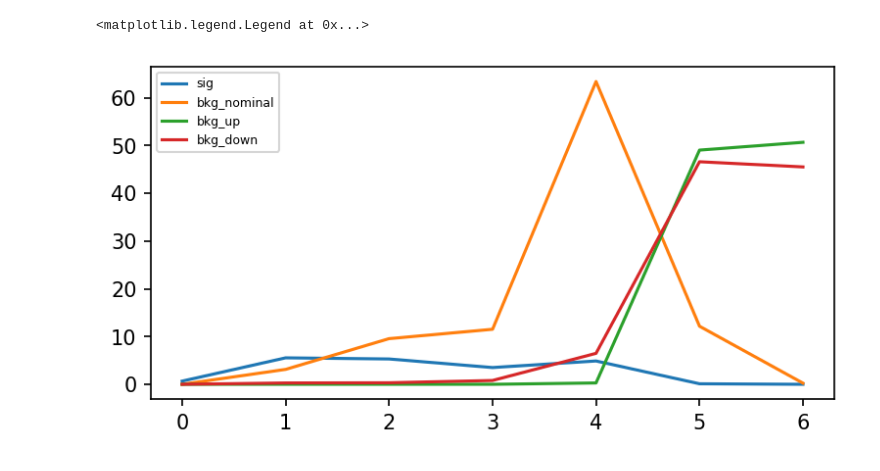
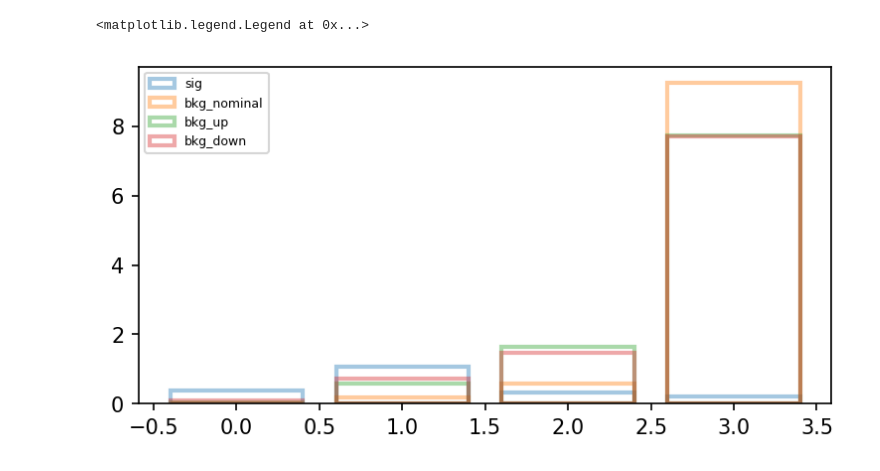
Before and after one commit to gradhep/relaxed, a Jupyter notebook: examples/neos.ipynb, the cells around one changed output. Cells and saved outputs as stored; diff of their text form; code cells hidden in the pictures.

```diff
--- a/examples/neos.ipynb
+++ b/examples/neos.ipynb
@@ -262,9 +314,11 @@ import optax
 from time import perf_counter
 
 include_bins = True
-bins = jnp.linspace(0, 1, 8)
-lr = 6e-3
-num_steps = 15
+bins = jnp.linspace(0, 1, 5)
+lr = 1e-3
+num_steps = 25
+objective = "neos"
+
 data_types = ["sig", "bkg_nominal", "bkg_up", "bkg_down"]
 loss = partial(
     pipeline,
@@ -277,7 +331,9 @@ solver = OptaxSolver(loss, opt=optax.adam(lr), jit=True)
 
 pyhf.set_backend("jax", default=True)
 if include_bins:
-    init_pars["bins"] = bins[1:-1]  # don't want to float endpoints
+    init_pars["bins"] = bins[
+        1:-1
+    ]  # don't want to float endpoints [will account for kde spill]
     state = solver.init_state(init_pars)
 else:
     if "bins" in init_pars:
@@ -285,15 +341,14 @@ else:
     state = solver.init_state(init_pars)
 params = init_pars
 best_params = init_pars
-best_loss = 10.0
-metrics = {k: [] for k in ["cls", "discovery", "generalised_variance"]}
-objective = "inferno"
+best_sig = 10.0
+metrics = {k: [] for k in ["cls", "discovery", "poi_uncert"]}
 for i in range(num_steps):
     print(f"step {i}: loss={objective}")
     data = next(batch_iterator)
     start = perf_counter()
     params, state = solver.update(
-        params, state, bins=bins, data=data, loss=objective, bandwidth=5e-2
+        params, state, bins=bins, data=data, loss=objective, bandwidth=9e-2
     )
     end = perf_counter()
     print(f"update took {end-start:.4g}s")
@@ -303,8 +358,8 @@ for i in range(num_steps):
         test_metric = loss(params, bins=bins, data=test, loss=metric, bandwidth=1e-8)
         print(f"{metric}={test_metric:.4g}")
         metrics[metric].append(test_metric)
-    if metrics["discovery"][-1] + metrics["cls"][-1] < best_loss:
+    if metrics["discovery"][-1] < best_sig:
         best_params = params
-        best_loss = metrics["discovery"][-1] + metrics["cls"][-1]
+        best_sig = metrics["discovery"][-1]
     print()
 # %% [output]
@@ -349,10 +403,12 @@ yields = hists_from_pars(
     scale_factors={k: 2.0 if k == "sig" else 10.0 for k in data_types},
 )
 # %%
-for l, a in zip(yields, jnp.array(list(yields.values()))):
-    plt.plot(a, label=l)
+for c, (l, a) in zip(
+    ["C0", "C1", "C2", "C3"], zip(yields, jnp.array(list(yields.values())))
+):
+    plt.bar(range(len(a)), a, label=l, alpha=0.4, fill=None, edgecolor=c, linewidth=2)
 plt.legend()
 # %% [output]
 <matplotlib.legend.Legend at 0x...>
-[figure, old version]
+[figure, new version]
 # %%
```
Also changed, not shown: parts of 9 cells of this notebook.
